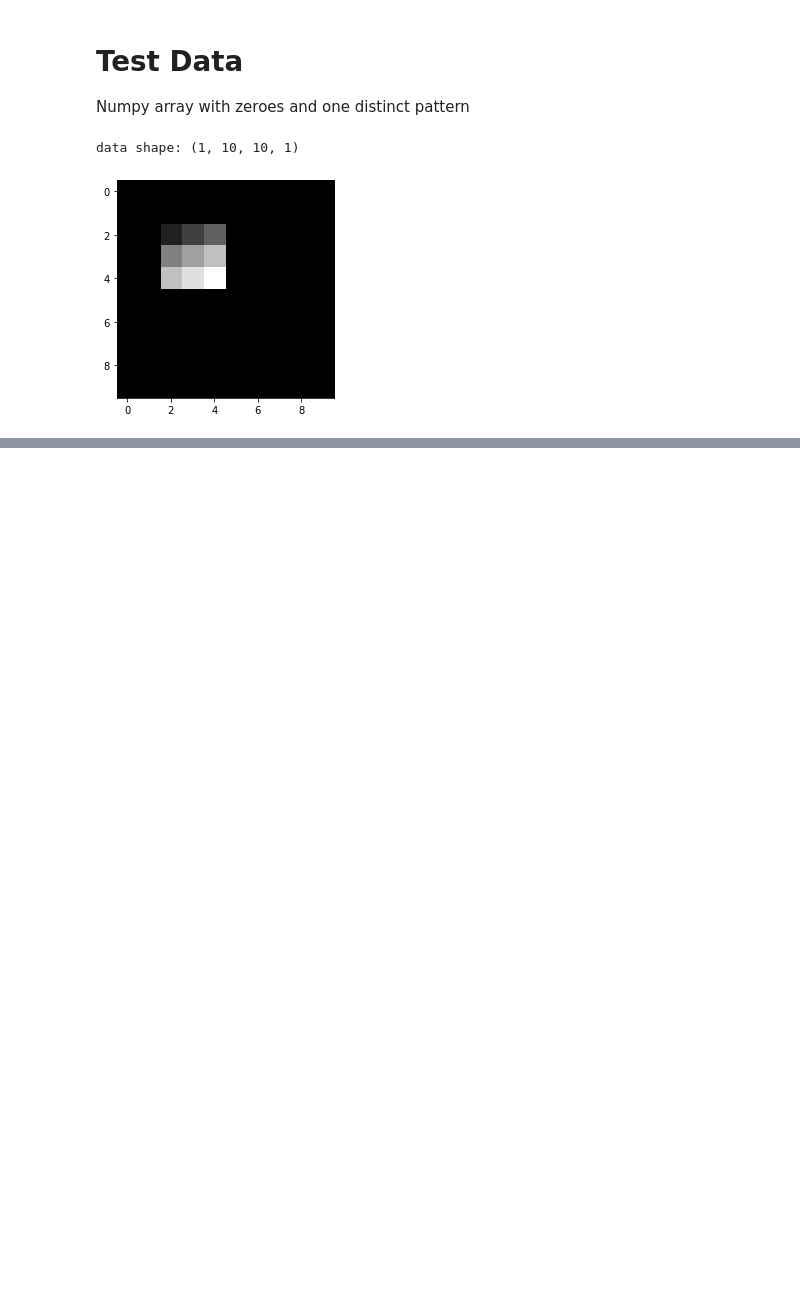
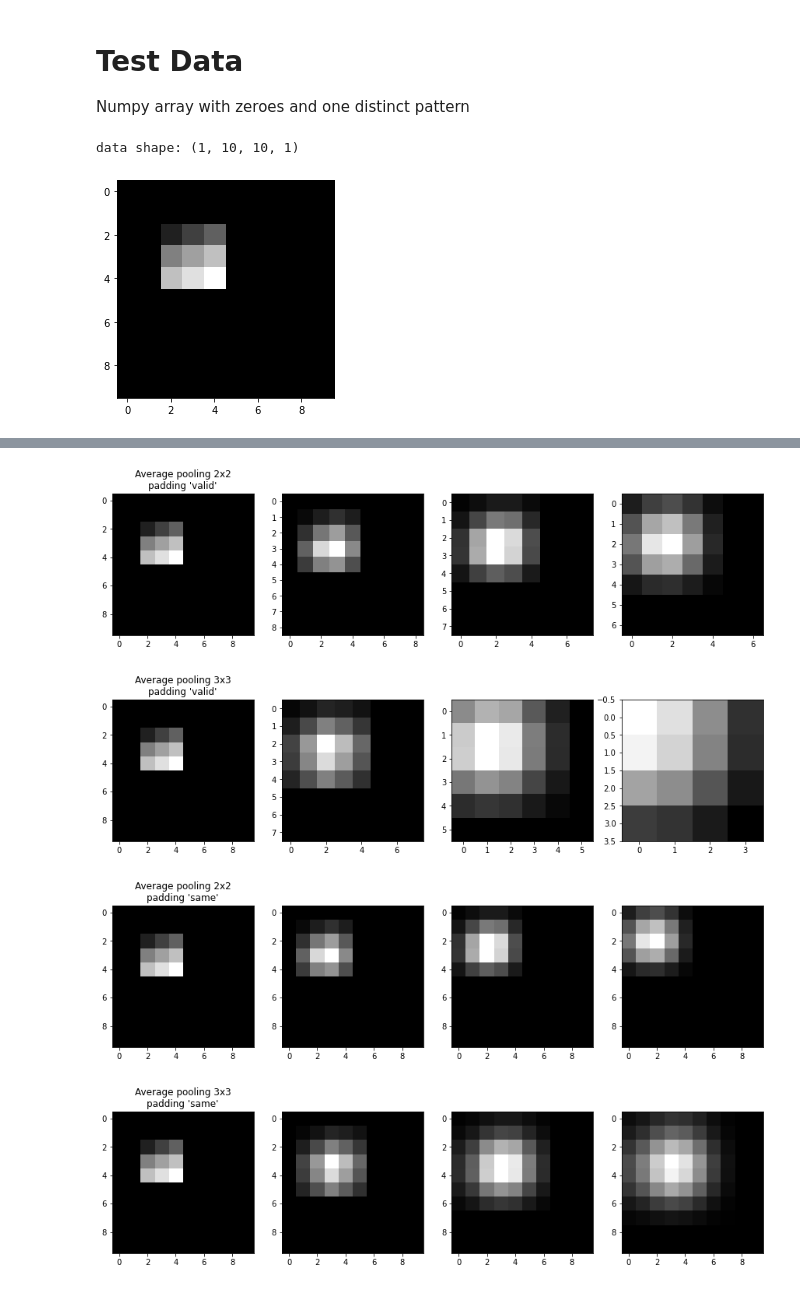
Before and after one commit to mateuszbugaj/Position_and_rotation_CNN, a Jupyter notebook: Maxpooling_demo.ipynb, the cells around one changed output, grey strips where cells are left out. Cells and saved outputs as stored; diff of their text form; code cells hidden in the pictures; blank space fills up the shorter version.

```diff
--- a/Maxpooling_demo.ipynb
+++ b/Maxpooling_demo.ipynb
@@ -85,0 +68,21 @@ data_1 shape: (1, 8, 8, 1)
+# %%
+testLayer(AveragePooling2D(pool_size=(2, 2), strides=(1, 1), padding="valid", autocast=False),
+          data,
+          "Average pooling 2x2\npadding 'valid'")
+
+testLayer(AveragePooling2D(pool_size=(3, 3), strides=(1, 1), padding="valid", autocast=False),
+          data,
+          "Average pooling 3x3\npadding 'valid'")
+
+testLayer(AveragePooling2D(pool_size=(2, 2), strides=(1, 1), padding="same", autocast=False),
+          data,
+          "Average pooling 2x2\npadding 'same'")
+
+testLayer(AveragePooling2D(pool_size=(3, 3), strides=(1, 1), padding="same", autocast=False),
+          data,
+          "Average pooling 3x3\npadding 'same'")
+# %% [output]
+[figure, added]
+[figure, added]
+[figure, added]
+[figure, added]
```
Also changed, not shown: parts of 16 cells of this notebook, 11 other files.
